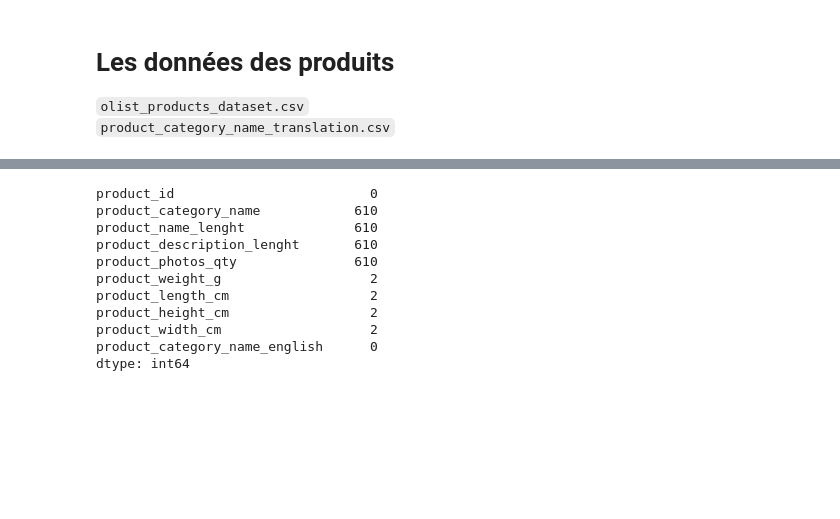
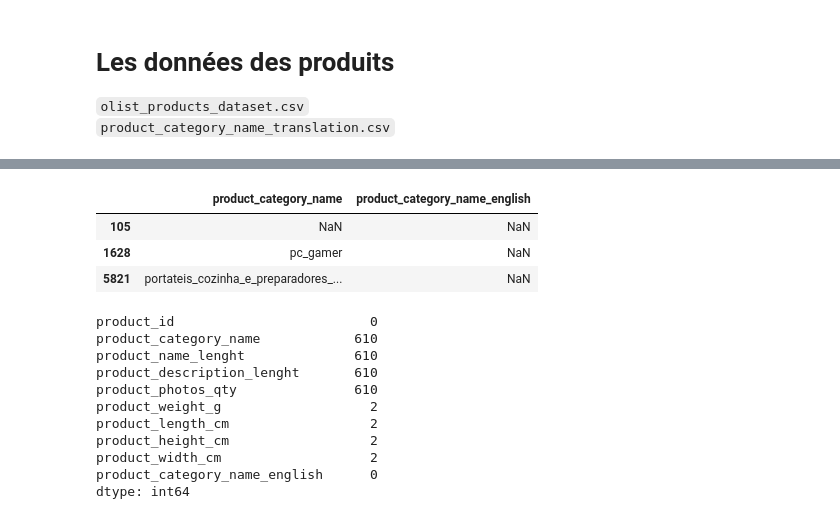
Before and after one commit to rbizoi/Ecole-IA-Strasbourg, a Jupyter notebook: projets/eBrasil/La lecture et création de la base de données.ipynb, the cells around one changed output, grey strips where cells are left out. Saved outputs shown, nothing was run; the diff lists cells and outputs as text; code cells hidden in the pictures; blank space fills up the shorter version.

```diff
--- a/projets/eBrasil/La lecture et création de la base de données.ipynb
+++ b/projets/eBrasil/La lecture et création de la base de données.ipynb
@@ -779,4 +794,12 @@ donnees.head()
 | 2 | 96bd76ec8810374ed1b65e291975717f | esporte_lazer | 46.0 | 250.0 | 1.0 | ... |
 | 3 | cef67bcfe19066a932b7673e239eb23d | bebes | 27.0 | 261.0 | 1.0 | ... |
 | 4 | 9dc1a7de274444849c219cff195d0b71 | utilidades_domesticas | 37.0 | 402.0 | 4.0 | ... |
+# %%
+donnees[donnees.product_category_name_english.isna()][['product_category_name',
+                                                       'product_category_name_english']].drop_duplicates()
+# %% [output]
+|  | product_category_name | product_category_name_english |
+| 105 | NaN | NaN |
+| 1628 | pc_gamer | NaN |
+| 5821 | portateis_cozinha_e_preparadores_... | NaN |
 # %%
```
Also changed, not shown: parts of 7 cells of this notebook.
